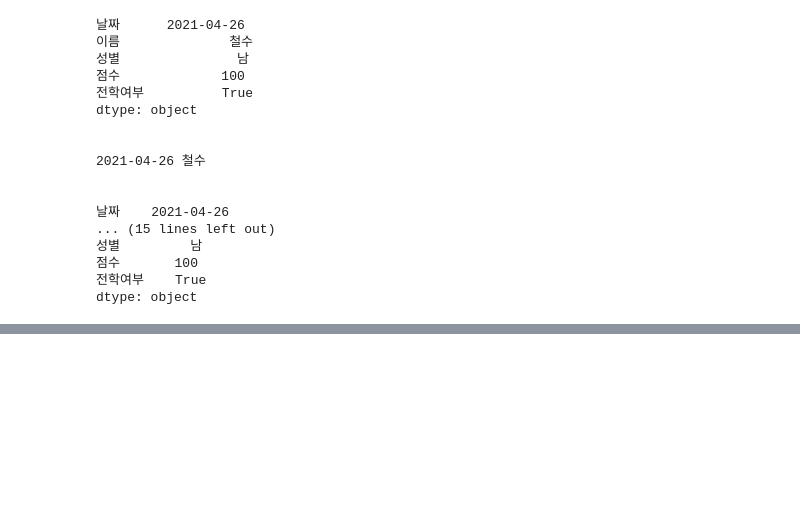
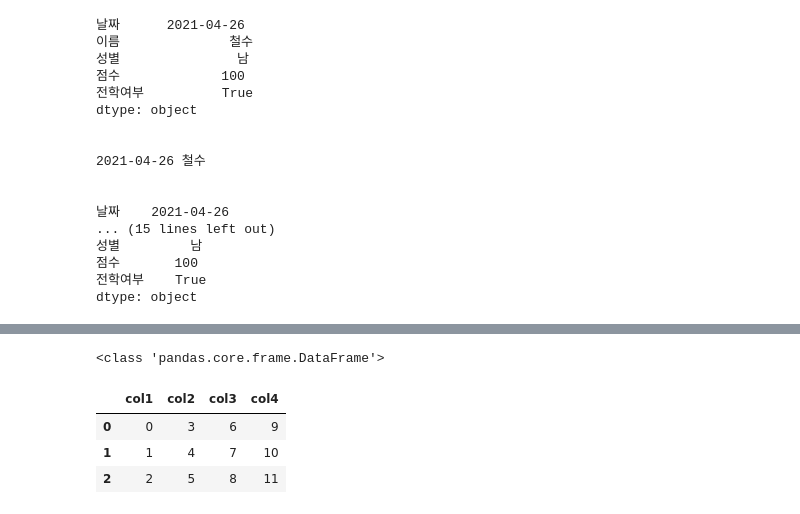
Before and after one commit to swleegit/data_analysis_review, a Jupyter notebook: 데분모03.ipynb, the cells around one changed output, grey strips where cells are left out. Drawn from its saved outputs; the diff is of its cells as text; code cells hidden in the pictures; blank space fills up the shorter version.

```diff
--- a/데분모03.ipynb
+++ b/데분모03.ipynb
@@ -120,0 +136,18 @@ dtype: object
+# %%
+#데이터 프레임 만들기 1 : 딕셔너리로 만들기
+import pandas as pd
+dic_data = {'col1' : [0,1,2],
+            'col2' : [3,4,5],
+            'col3' : [6,7,8],
+            'col4' : [9,10,11]}
+#{열이름 : [해당 열에 들어갈 원소] ,...} 구조
+
+df = pd.DataFrame(dic_data) #pd.DataFrame(dic_data)
+print(type(df))
+df
+# %% [output]
+<class 'pandas.core.frame.DataFrame'>
+|  | col1 | col2 | col3 | col4 |
+| 0 | 0 | 3 | 6 | 9 |
+| 1 | 1 | 4 | 7 | 10 |
+| 2 | 2 | 5 | 8 | 11 |
```
Also changed, not shown: parts of 7 cells of this notebook.
